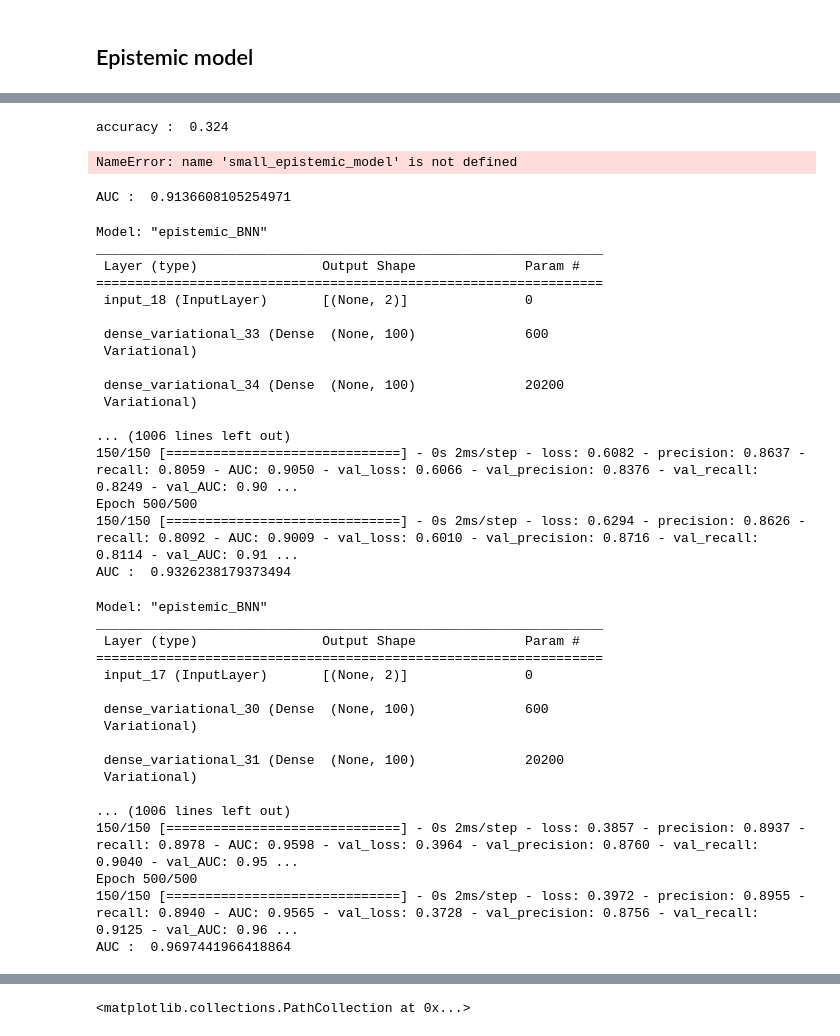
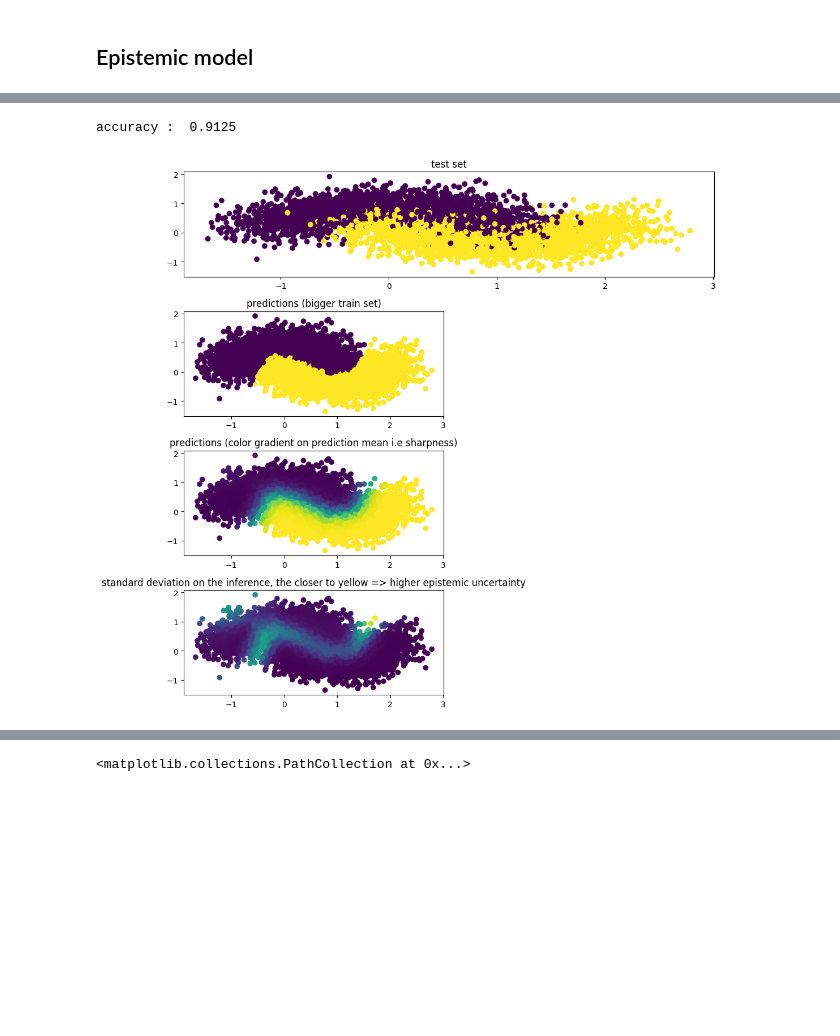
Before and after one commit to laurent-vouriot/Bayesian-Neural-Networks-and-uncertainty, a Jupyter notebook: aleatoric_vs_epistemic.ipynb, the cells around one changed output, grey strips where cells are left out. Drawn from its saved outputs; the diff is of its cells as text; code cells hidden in the pictures; blank space fills up the shorter version.

```diff
--- a/aleatoric_vs_epistemic.ipynb
+++ b/aleatoric_vs_epistemic.ipynb
@@ -489,0 +523,3 @@ accuracy :  0.5085
+# %%
+small_epistemic_model = create_epistemic_model(multivariate_normal_prior, posterior)
+small_epistemic_model.fit(X_train[:1000], y_train[:1000], batch_size=32, verbose=1, epochs=4000)
@@ -490,89 +553,24 @@ accuracy :  0.5085
 # %%
-pred_mean, pred_stdv = infer(X_test, y_test, epistemic_model, 10)
-# pred_mean_2, pred_stdv_2 = infer(X_test, y_test, small_epistemic_model, 10)
+pred_mean, pred_stdv = infer(X_test, y_test, small_epistemic_model, 10)
 
 fig = plt.figure(figsize=(10, 10))
-
 plt.subplot(4, 1, 1)
 plt.scatter(X_test[:,0], X_test[:,1], c=y_test)
 plt.title('test set')
 
 plt.subplot(4,2,3)
 plt.scatter(X_test[:,0], X_test[:,1], c=pred_mean.round())
 plt.title('predictions (bigger train set)')
 
-plt.subplot(4,2,4)
-plt.scatter(X_test[:,0], X_test[:,1], c=pred_mean_2.round())
-plt.title('predictions (smaller train set)')
-
 plt.subplot(4,2,5)
 plt.scatter(X_test[:,0], X_test[:,1], c=pred_mean)
 plt.title('predictions (color gradient on prediction mean i.e sharpness)')
-
-plt.subplot(4,2,6)
-plt.scatter(X_test[:,0], X_test[:,1], c=pred_mean_2)
 
 plt.subplot(4,2,7)
 plt.scatter(X_test[:,0], X_test[:,1], c=pred_stdv)
 plt.title('standard deviation on the inference, the closer to yellow => higher epistemic uncertainty')
 
-# fig.colorbar(points1)
-plt.subplot(4,2,8)
-plt.scatter(X_test[:,0], X_test[:,1], c=pred_stdv_2)
-
-#fig.colorbar(points2)
-
 plt.tight_layout()
 # %% [output]
-accuracy :  0.324
+accuracy :  0.9125
-NameError: name 'small_epistemic_model' is not defined
+[figure, added]
-# %%
-epistemic_model = create_epistemic_model(normal_prior, posterior)
-epistemic_model = train_model(X_train, X_test, y_train, y_test, epistemic_model, epochs=500, verbose=1)
-pred_mean, pred_stdv = infer(X_test, y_test, epistemic_model, 10) # normal normal
-# %% [output]
-AUC :  0.9136608105254971
-# %%
-epistemic_model = create_epistemic_model(normal_prior, posterior)
-epistemic_model = train_model(X_train, X_test, y_train, y_test, epistemic_model, epochs=500, verbose=1)
-pred_mean, pred_stdv = infer(X_test, y_test, epistemic_model, 10) # normal wider scale normal
-# %% [output]
-Model: "epistemic_BNN"
-_________________________________________________________________
- Layer (type)                Output Shape              Param #
-=================================================================
- input_18 (InputLayer)       [(None, 2)]               0
-
- dense_variational_33 (Dense  (None, 100)              600
- Variational)
-
- dense_variational_34 (Dense  (None, 100)              20200
- Variational)
-
-... (1006 lines left out)
-150/150 [==============================] - 0s 2ms/step - loss: 0.6082 - precision: 0.8637 - recall: 0.8059 - AUC: 0.9050 - val_loss: 0.6066 - val_precision: 0.8376 - val_recall: 0.8249 - val_AUC: 0.90 ...
-Epoch 500/500
-150/150 [==============================] - 0s 2ms/step - loss: 0.6294 - precision: 0.8626 - recall: 0.8092 - AUC: 0.9009 - val_loss: 0.6010 - val_precision: 0.8716 - val_recall: 0.8114 - val_AUC: 0.91 ...
-AUC :  0.9326238179373494
-# %%
-epistemic_model = create_epistemic_model(multivariate_normal_prior, posterior)
-epistemic_model = train_model(X_train, X_test, y_train, y_test, epistemic_model, epochs=500, verbose=1)
-pred_mean, pred_stdv = infer(X_test, y_test, epistemic_model, 10) # multivariate normal
-# %% [output]
-Model: "epistemic_BNN"
-_________________________________________________________________
- Layer (type)                Output Shape              Param #
-=================================================================
- input_17 (InputLayer)       [(None, 2)]               0
-
- dense_variational_30 (Dense  (None, 100)              600
- Variational)
-
- dense_variational_31 (Dense  (None, 100)              20200
- Variational)
-
-... (1006 lines left out)
-150/150 [==============================] - 0s 2ms/step - loss: 0.3857 - precision: 0.8937 - recall: 0.8978 - AUC: 0.9598 - val_loss: 0.3964 - val_precision: 0.8760 - val_recall: 0.9040 - val_AUC: 0.95 ...
-Epoch 500/500
-150/150 [==============================] - 0s 2ms/step - loss: 0.3972 - precision: 0.8955 - recall: 0.8940 - AUC: 0.9565 - val_loss: 0.3728 - val_precision: 0.8756 - val_recall: 0.9125 - val_AUC: 0.96 ...
-AUC :  0.9697441966418864
```
Also changed, not shown: parts of 35 cells of this notebook, 11 other files.
